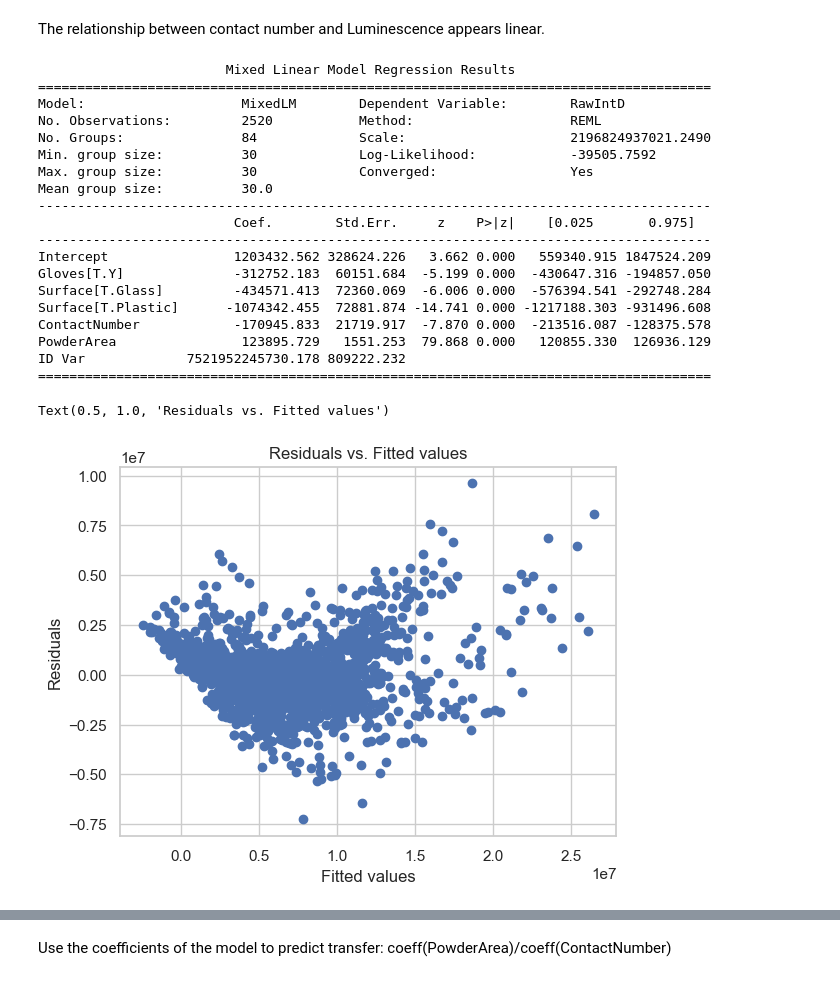
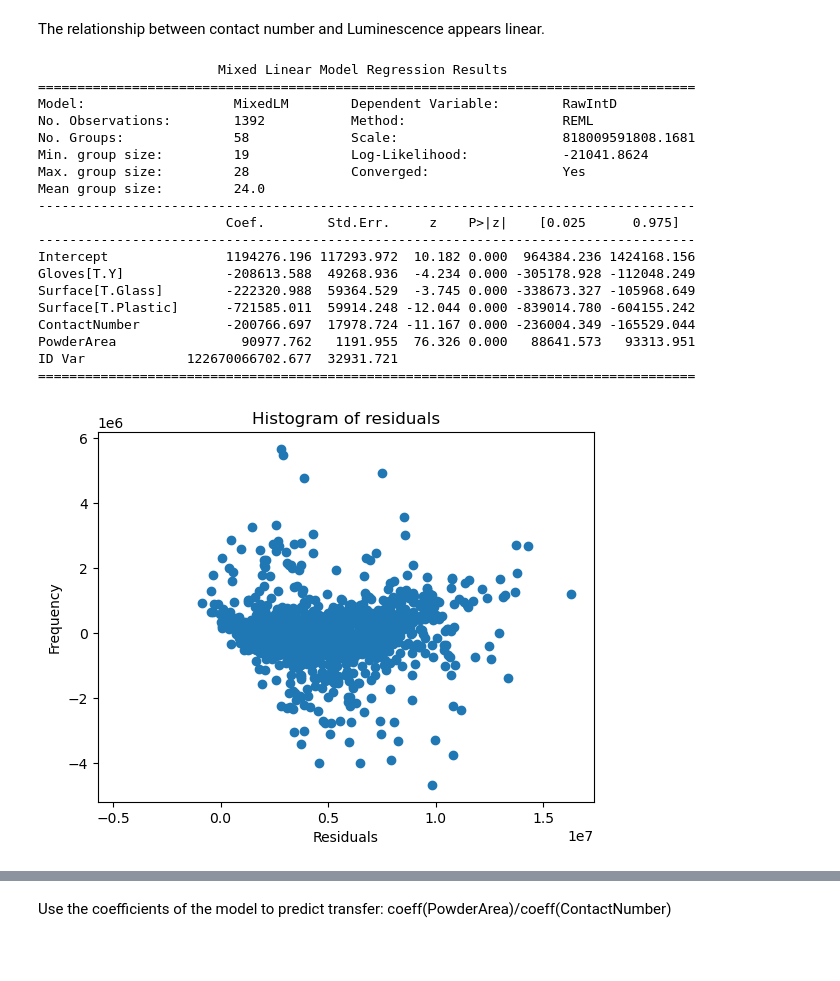
Before and after one commit to MarcoFelipeKing/yi_contact_expt, a Jupyter notebook: src/Yi_pyABC.ipynb, the cells around one changed output, grey strips where cells are left out. Cells and saved outputs as stored; diff of their text form; code cells hidden in the pictures; blank space fills up the shorter version.

```diff
--- a/src/Yi_pyABC.ipynb
+++ b/src/Yi_pyABC.ipynb
@@ -35,7 +35,7 @@ data = pd.read_csv('../data/Yi.data.longformat.20191121_censoring_handled.csv',
 
 # create RelavitiveIntD column by dividing RawIntD by the PowderArea column
 data['RelIntD'] = data['RawIntD'] / data['PowderArea']
-
+data = data[data['Date'].isin(['05/07/2019', '09/07/2019', '10/07/2019', '07/18/2019','07/19/2019','07/22/2019'])]
 #subset data to filter Surface == Plastic & Gloves == Y, and then take the mean and std of the concentration for each ContactNumber
 measurement_data = data.loc[(data['Surface'] == 'Plastic') & (data['Gloves'] == 'Y')].groupby('ContactNumber')['RawIntD'].median()
 # normalise measurement_data bewteen 0 and 1
@@ -44,5 +44,7 @@ measurement_data = data.loc[(data['Surface'] == 'Plastic') & (data['Gloves'] ==
 
 s = data.loc[(data['Surface'] == 'Plastic') & (data['Gloves'] == 'Y')].groupby('ContactNumber')['RawIntD'].std()
 measurement_data,s
+
+measurement_times = np.linspace(1, 5, 5)
 # %% [output]
 (ContactNumber
@@ -605,38 +602,48 @@ The relationship between contact number and Luminescence appears linear.
 #%pip install statsmodels
 import statsmodels.formula.api as smf
 
+# Split the data into a training and test set
+train = data.sample(frac=0.8, random_state=1)
+test = data.drop(train.index)
+
 # Fit a mixed-effects model to the data
-model = smf.mixedlm('RawIntD ~ ContactNumber + PowderArea + Gloves + Surface', data, groups='ID')
+model = smf.mixedlm('RawIntD ~ ContactNumber + PowderArea + Gloves + Surface', train, groups='ID')
 result = model.fit()
 
 # Print the summary of the model fit
 print(result.summary())
 # %% [output]
-                        Mixed Linear Model Regression Results
-======================================================================================
-Model:                    MixedLM        Dependent Variable:        RawIntD
-No. Observations:         2520           Method:                    REML
-No. Groups:               84             Scale:                     2196824937021.2490
-Min. group size:          30             Log-Likelihood:            -39505.7592
-Max. group size:          30             Converged:                 Yes
-Mean group size:          30.0
---------------------------------------------------------------------------------------
-                         Coef.        Std.Err.     z    P>|z|    [0.025       0.975]
---------------------------------------------------------------------------------------
-Intercept                1203432.562 328624.226   3.662 0.000   559340.915 1847524.209
-Gloves[T.Y]              -312752.183  60151.684  -5.199 0.000  -430647.316 -194857.050
-Surface[T.Glass]         -434571.413  72360.069  -6.006 0.000  -576394.541 -292748.284
-Surface[T.Plastic]      -1074342.455  72881.874 -14.741 0.000 -1217188.303 -931496.608
-ContactNumber            -170945.833  21719.917  -7.870 0.000  -213516.087 -128375.578
-PowderArea                123895.729   1551.253  79.868 0.000   120855.330  126936.129
-ID Var             7521952245730.178 809222.232
-======================================================================================
+                       Mixed Linear Model Regression Results
+====================================================================================
+Model:                   MixedLM        Dependent Variable:        RawIntD
+No. Observations:        1392           Method:                    REML
+No. Groups:              58             Scale:                     818009591808.1681
+Min. group size:         19             Log-Likelihood:            -21041.8624
+Max. group size:         28             Converged:                 Yes
+Mean group size:         24.0
+------------------------------------------------------------------------------------
+                        Coef.        Std.Err.     z    P>|z|    [0.025      0.975]
+------------------------------------------------------------------------------------
+Intercept               1194276.196 117293.972  10.182 0.000  964384.236 1424168.156
+Gloves[T.Y]             -208613.588  49268.936  -4.234 0.000 -305178.928 -112048.249
+Surface[T.Glass]        -222320.988  59364.529  -3.745 0.000 -338673.327 -105968.649
+Surface[T.Plastic]      -721585.011  59914.248 -12.044 0.000 -839014.780 -604155.242
+ContactNumber           -200766.697  17978.724 -11.167 0.000 -236004.349 -165529.044
+PowderArea                90977.762   1191.955  76.326 0.000   88641.573   93313.951
+ID Var             122670066702.677  32931.721
+====================================================================================
 # %%
 # plot the residuals
 plt.scatter(result.fittedvalues, result.resid)
 plt.xlabel('Fitted values')
 plt.ylabel('Residuals')
 plt.title('Residuals vs. Fitted values')
+
+# Analyze the residuals
+plt.hist(result.resid, bins=20)
+plt.xlabel('Residuals')
+plt.ylabel('Frequency')
+plt.title('Histogram of residuals')
+plt.show()
 # %% [output]
-Text(0.5, 1.0, 'Residuals vs. Fitted values')
-[figure, old version]
+[figure, new version]
```
Also changed, not shown: parts of 16 cells of this notebook, 1 other file.
